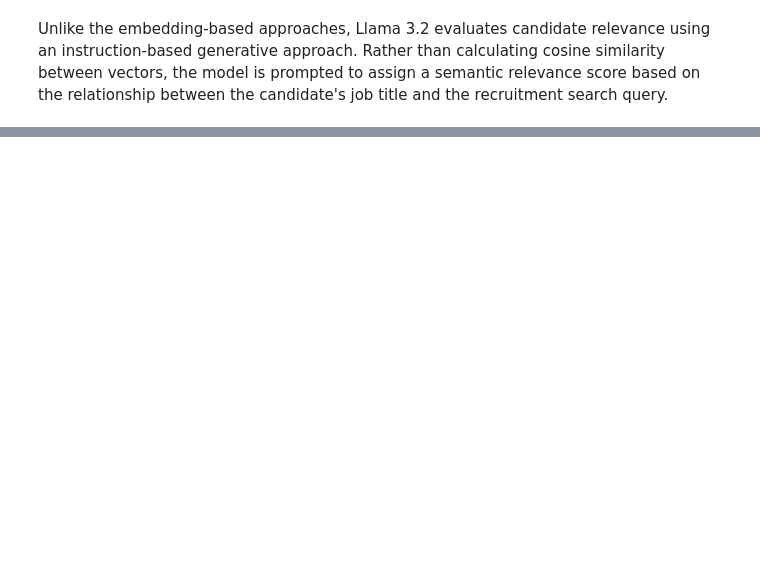
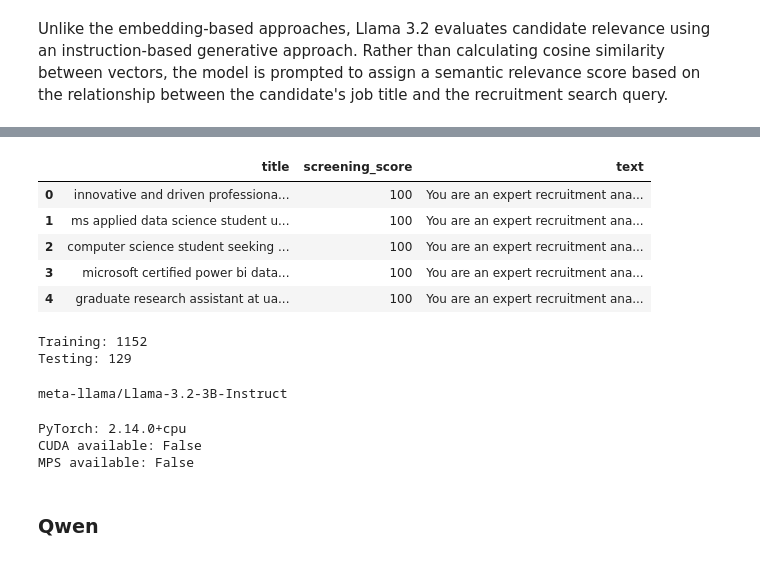
Before and after one commit to DillonR03/Potential-Talents-Candidate-Ranking-Model, a Jupyter notebook: PotentialTalentsNotebook.ipynb, the cells around one changed output, grey strips where cells are left out. Drawn from its saved outputs; the diff is of its cells as text; code cells hidden in the pictures; blank space fills up the shorter version.

```diff
--- a/PotentialTalentsNotebook.ipynb
+++ b/PotentialTalentsNotebook.ipynb
@@ -999,0 +1032,47 @@ Unlike the embedding-based approaches, Llama 3.2 evaluates candidate relevance u
+# %%
+SYSTEM_PROMPT = """You are an expert recruitment analyst.
+
+Evaluate how well a candidate matches this recruitment search:
+
+TARGET SEARCH:
+Aspiring human resources OR seeking human resources
+
+Evaluate the candidate using ONLY the information contained in their title.
+
+Return ONLY an integer from 0 to 100 representing the candidate's screening score.
+"""
+# %%
+def make_prompt(row):
+    prompt = SYSTEM_PROMPT.format(
+        title=row["title"]
+    )
+
+    return prompt + f"\n\nSCREENING SCORE:\n{row['screening_score']}"
+# %%
+training_data["text"] = training_data.apply(make_prompt, axis=1)
+
+display(training_data[["title", "screening_score", "text"]].head())
+# %% [output]
+|  | title | screening_score | text |
+| 0 | innovative and driven professiona... | 100 | You are an expert recruitment ana... |
+| 1 | ms applied data science student u... | 100 | You are an expert recruitment ana... |
+| 2 | computer science student seeking ... | 100 | You are an expert recruitment ana... |
+| 3 | microsoft certified power bi data... | 100 | You are an expert recruitment ana... |
+| 4 | graduate research assistant at ua... | 100 | You are an expert recruitment ana... |
+# %%
+from sklearn.model_selection import train_test_split
+
+train_df, test_df = train_test_split(
+    training_data,
+    test_size=0.1,
+    random_state=42
+)
+
+train_df = train_df.reset_index(drop=True)
+test_df = test_df.reset_index(drop=True)
+
+print("Training:", len(train_df))
+print("Testing:", len(test_df))
+# %% [output]
+Training: 1152
+Testing: 129
@@ -999,0 +1083,22 @@ Unlike the embedding-based approaches, Llama 3.2 evaluates candidate relevance u
+# %%
+from huggingface_hub import HfApi
+
+api = HfApi()
+
+model = api.model_info("meta-llama/Llama-3.2-3B-Instruct")
+
+print(model.id)
+# %% [output]
+meta-llama/Llama-3.2-3B-Instruct
+# %%
+import torch
+
+print("PyTorch:", torch.__version__)
+print("CUDA available:", torch.cuda.is_available())
+print("MPS available:", hasattr(torch.backends, "mps") and torch.backends.mps.is_available())
+# %% [output]
+PyTorch: 2.14.0+cpu
+CUDA available: False
+MPS available: False
+# %% [markdown]
+### Qwen
```
Also changed, not shown: parts of 24 cells of this notebook, 1 other file.
